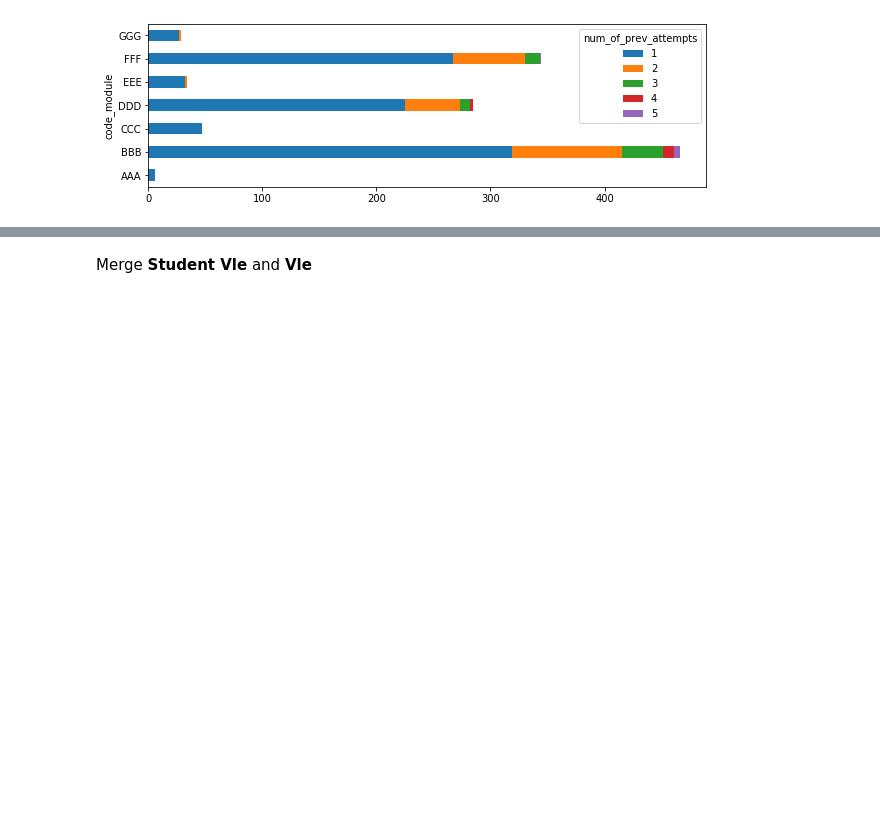
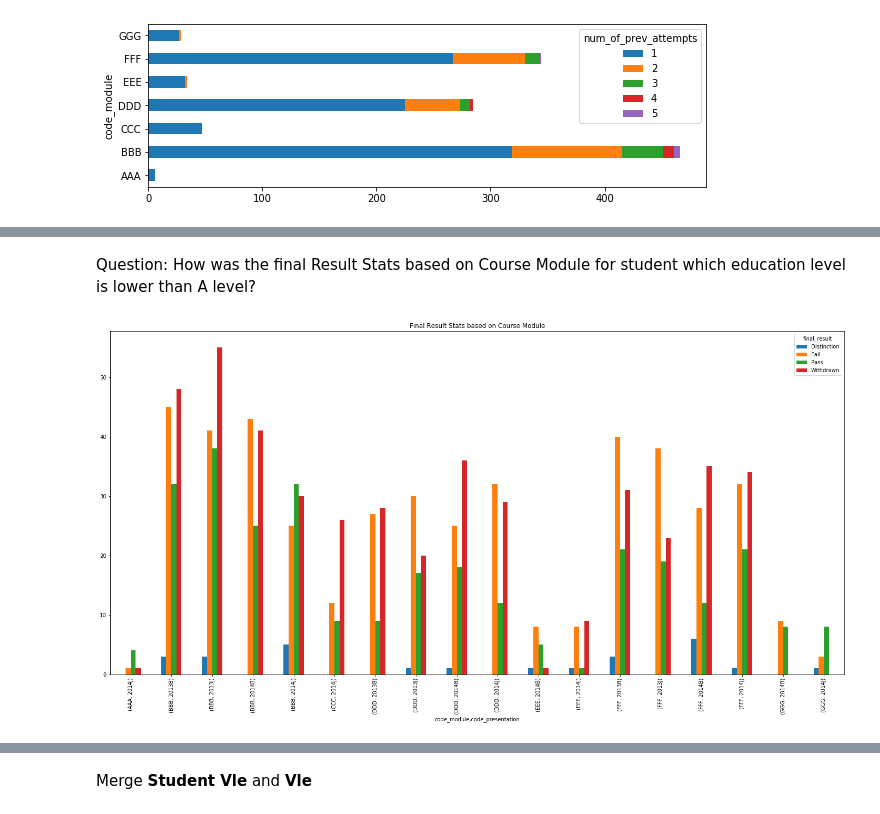
Before and after one commit to rayansami/behaviour-analysis, a Jupyter notebook: Analyzing_Open_University_Learning_Analytics_Dataset.ipynb, the cells around one changed output, grey strips where cells are left out. Cells and saved outputs as stored; diff of their text form; code cells hidden in the pictures; blank space fills up the shorter version.

```diff
--- a/Analyzing_Open_University_Learning_Analytics_Dataset.ipynb
+++ b/Analyzing_Open_University_Learning_Analytics_Dataset.ipynb
@@ -410,0 +413,7 @@ filtered_student_info_previous_attempt_not_0_lower_A_Level
+# %% [markdown]
+Question: How was the final Result Stats based on Course Module for student which education level is lower than A level?
+# %%
+filtered_student_info_previous_attempt_not_0_lower_A_Level.groupby(['code_module','code_presentation','final_result']).size().unstack().plot(kind='bar', title='Final Result Stats based on Course Module',figsize=(25,12))
+plt.show()
+# %% [output]
+[figure, added]
```
Also changed, not shown: parts of 10 cells of this notebook.
